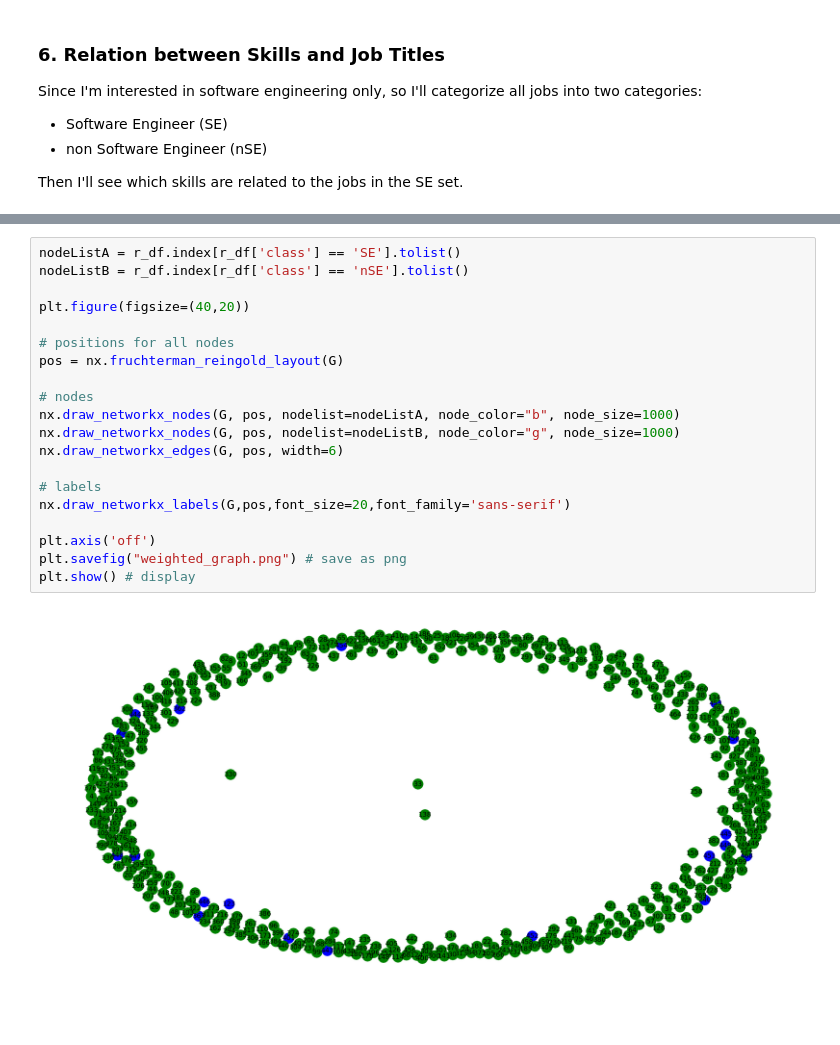
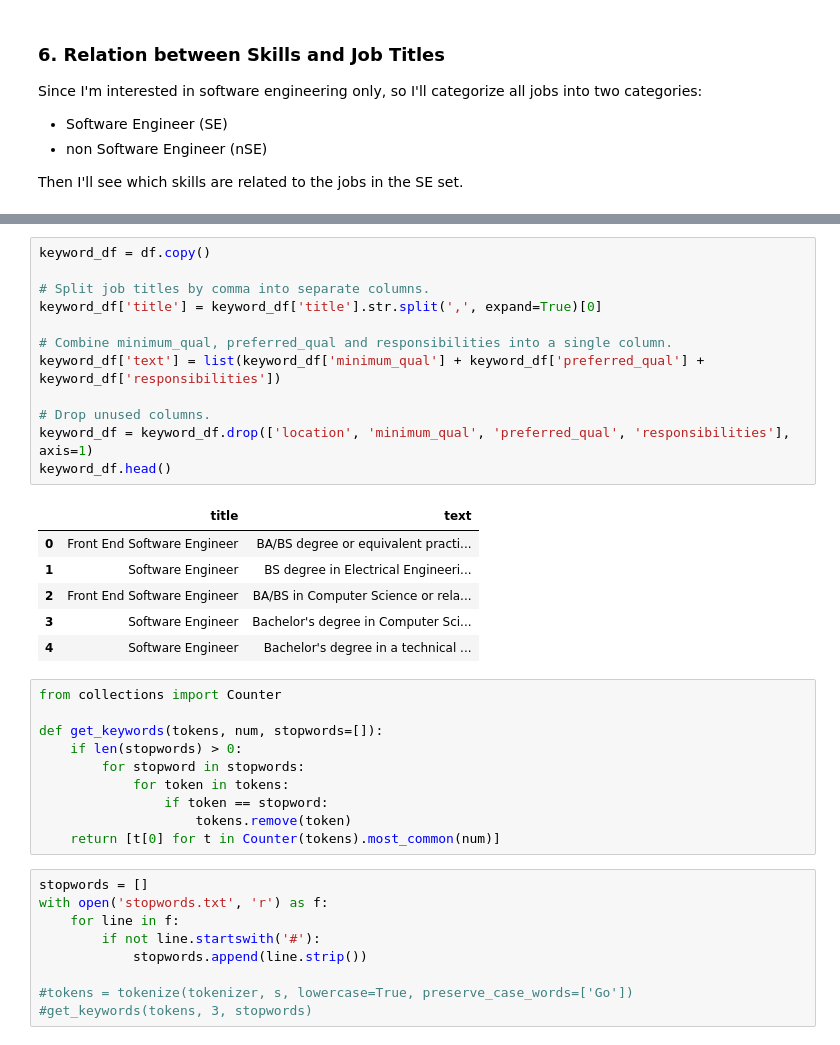
Before and after one commit to aesophor/DataScience, a Jupyter notebook: 05-Final-Project/Analyzing Google Career and Skills.ipynb, the cells around one changed output, grey strips where cells are left out. Saved outputs shown, nothing was run; the diff lists cells and outputs as text; blank space fills up the shorter version.

```diff
--- a/05-Final-Project/Analyzing Google Career and Skills.ipynb
+++ b/05-Final-Project/Analyzing Google Career and Skills.ipynb
@@ -802,22 +484,38 @@ for i in range(len(rules['antecedents'])):
-# %%
-nodeListA = r_df.index[r_df['class'] == 'SE'].tolist()
-nodeListB = r_df.index[r_df['class'] == 'nSE'].tolist()
-
-plt.figure(figsize=(40,20))
-
-# positions for all nodes
-pos = nx.fruchterman_reingold_layout(G)
-
-# nodes
-nx.draw_networkx_nodes(G, pos, nodelist=nodeListA, node_color="b", node_size=1000)
-nx.draw_networkx_nodes(G, pos, nodelist=nodeListB, node_color="g", node_size=1000)
-nx.draw_networkx_edges(G, pos, width=6)
-
-# labels
-nx.draw_networkx_labels(G,pos,font_size=20,font_family='sans-serif')
-
-plt.axis('off')
-plt.savefig("weighted_graph.png") # save as png
-plt.show() # display
-# %% [output]
-[figure, removed]
+# %%
+keyword_df = df.copy()
+
+# Split job titles by comma into separate columns.
+keyword_df['title'] = keyword_df['title'].str.split(',', expand=True)[0]
+
+# Combine minimum_qual, preferred_qual and responsibilities into a single column.
+keyword_df['text'] = list(keyword_df['minimum_qual'] + keyword_df['preferred_qual'] + keyword_df['responsibilities'])
+
+# Drop unused columns.
+keyword_df = keyword_df.drop(['location', 'minimum_qual', 'preferred_qual', 'responsibilities'], axis=1)
+keyword_df.head()
+# %% [output]
+|  | title | text |
+| 0 | Front End Software Engineer | BA/BS degree or equivalent practi... |
+| 1 | Software Engineer | BS degree in Electrical Engineeri... |
+| 2 | Front End Software Engineer | BA/BS in Computer Science or rela... |
+| 3 | Software Engineer | Bachelor's degree in Computer Sci... |
+| 4 | Software Engineer | Bachelor's degree in a technical ... |
+# %%
+from collections import Counter
+
+def get_keywords(tokens, num, stopwords=[]):
+    if len(stopwords) > 0:
+        for stopword in stopwords:
+            for token in tokens:
+                if token == stopword:
+                    tokens.remove(token)
+    return [t[0] for t in Counter(tokens).most_common(num)]
+# %%
+stopwords = []
+with open('stopwords.txt', 'r') as f:
+    for line in f:
+        if not line.startswith('#'):
+            stopwords.append(line.strip())
+
+#tokens = tokenize(tokenizer, s, lowercase=True, preserve_case_words=['Go'])
+#get_keywords(tokens, 3, stopwords)
```
Also changed, not shown: parts of 36 cells of this notebook, 3 other files.
